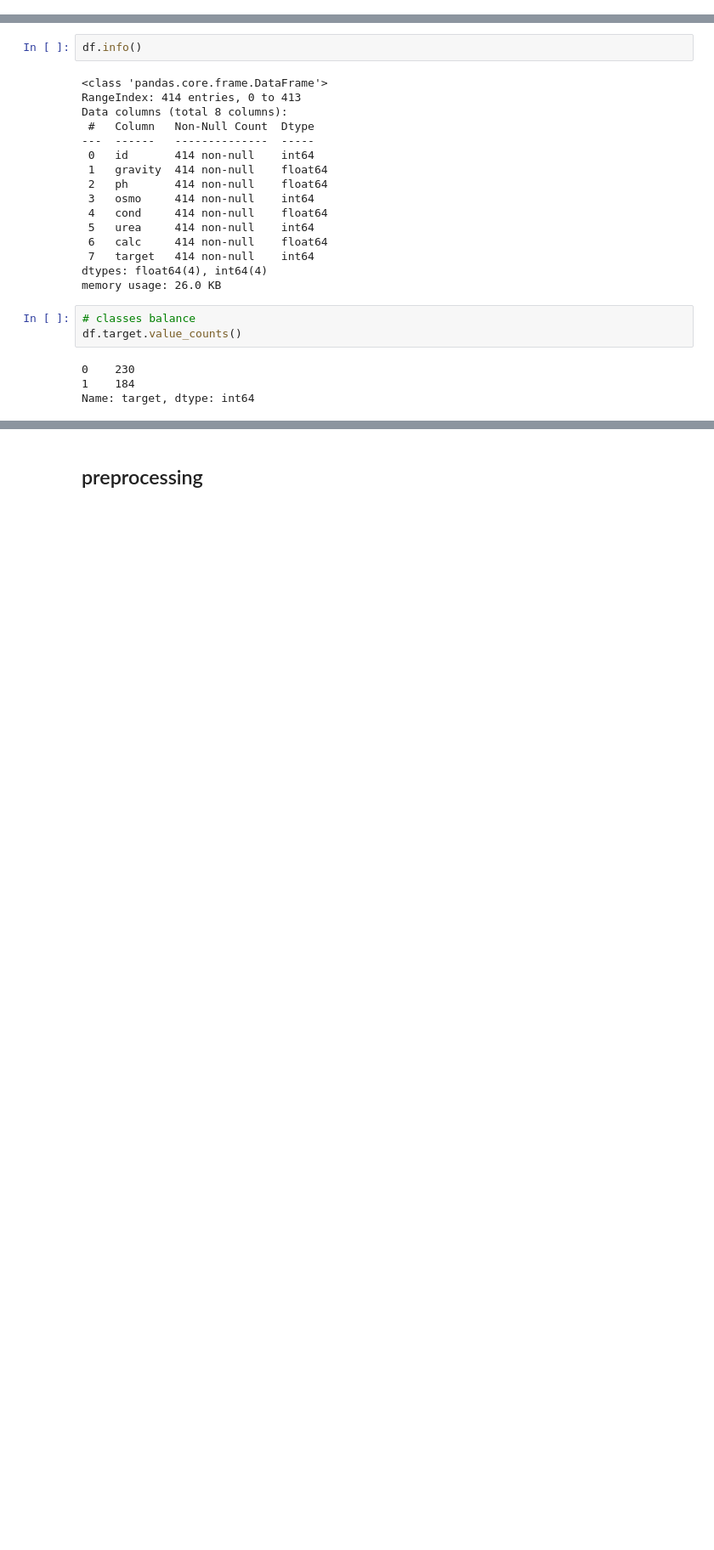
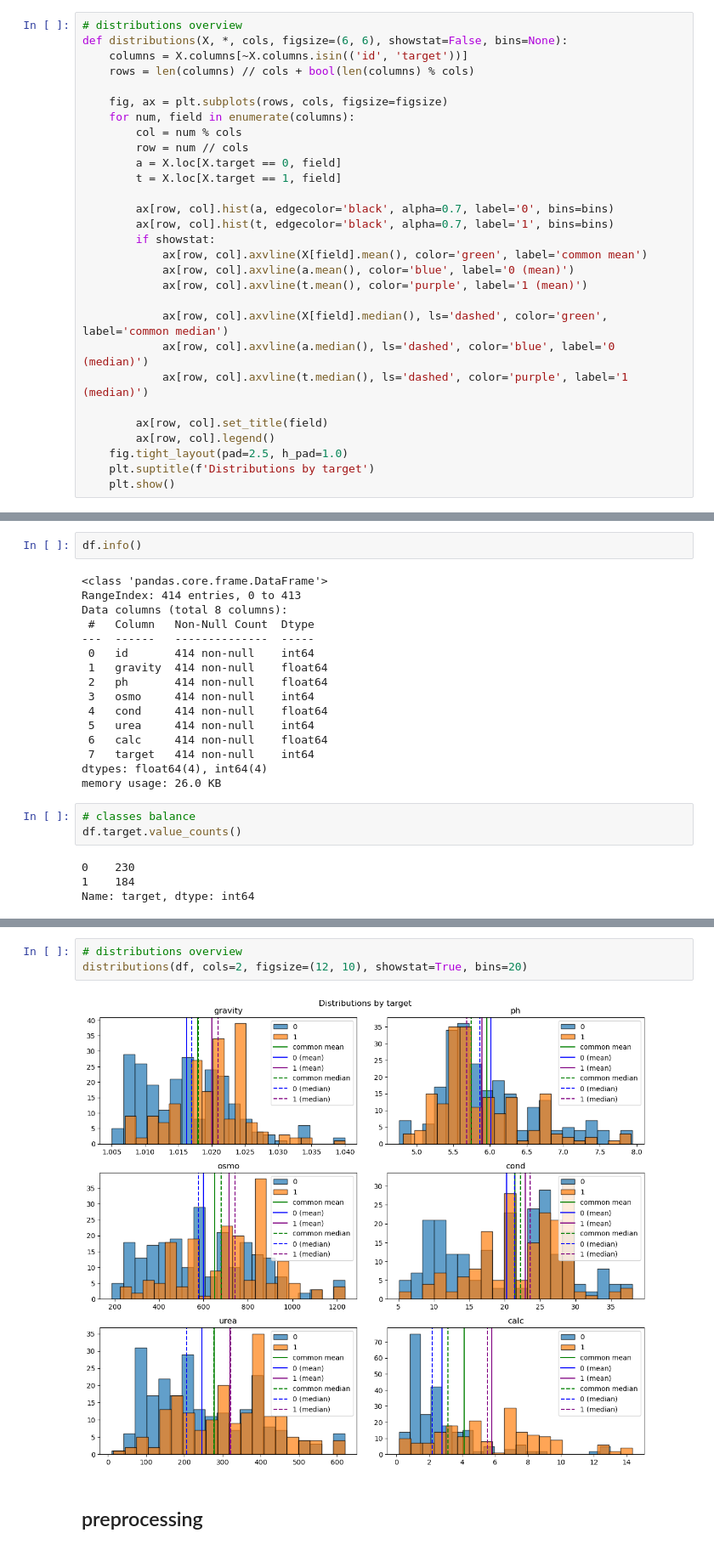
Before and after one commit to j2cry/playground, a Jupyter notebook: S3E12/overview.ipynb, the cells around one changed output, grey strips where cells are left out. Shown at 85% size. Cells and saved outputs as stored; diff of their text form; blank space fills up the shorter version.

```diff
--- a/S3E12/overview.ipynb
+++ b/S3E12/overview.ipynb
@@ -8,3 +10,32 @@ from transforming import WithSelected
+# %%
+# distributions overview
+def distributions(X, *, cols, figsize=(6, 6), showstat=False, bins=None):
+    columns = X.columns[~X.columns.isin(('id', 'target'))]
+    rows = len(columns) // cols + bool(len(columns) % cols)
+
+    fig, ax = plt.subplots(rows, cols, figsize=figsize)
+    for num, field in enumerate(columns):
+        col = num % cols
+        row = num // cols
+        a = X.loc[X.target == 0, field]
+        t = X.loc[X.target == 1, field]
+
+        ax[row, col].hist(a, edgecolor='black', alpha=0.7, label='0', bins=bins)
+        ax[row, col].hist(t, edgecolor='black', alpha=0.7, label='1', bins=bins)
+        if showstat:
+            ax[row, col].axvline(X[field].mean(), color='green', label='common mean')
+            ax[row, col].axvline(a.mean(), color='blue', label='0 (mean)')
+            ax[row, col].axvline(t.mean(), color='purple', label='1 (mean)')
+
+            ax[row, col].axvline(X[field].median(), ls='dashed', color='green', label='common median')
+            ax[row, col].axvline(a.median(), ls='dashed', color='blue', label='0 (median)')
+            ax[row, col].axvline(t.median(), ls='dashed', color='purple', label='1 (median)')
+
+        ax[row, col].set_title(field)
+        ax[row, col].legend()
+    fig.tight_layout(pad=2.5, h_pad=1.0)
+    plt.suptitle(f'Distributions by target')
+    plt.show()
 # %%
 df = pd.read_csv('data/train.csv')
 df.head()
@@ -86,3 +86,8 @@ plt.show()
+# %%
+# distributions overview
+distributions(df, cols=2, figsize=(12, 10), showstat=True, bins=20)
+# %% [output]
+[figure, added]
 # %% [markdown]
 ## preprocessing
 # %%
```
Also changed, not shown: parts of 6 cells of this notebook, 10 other files.
